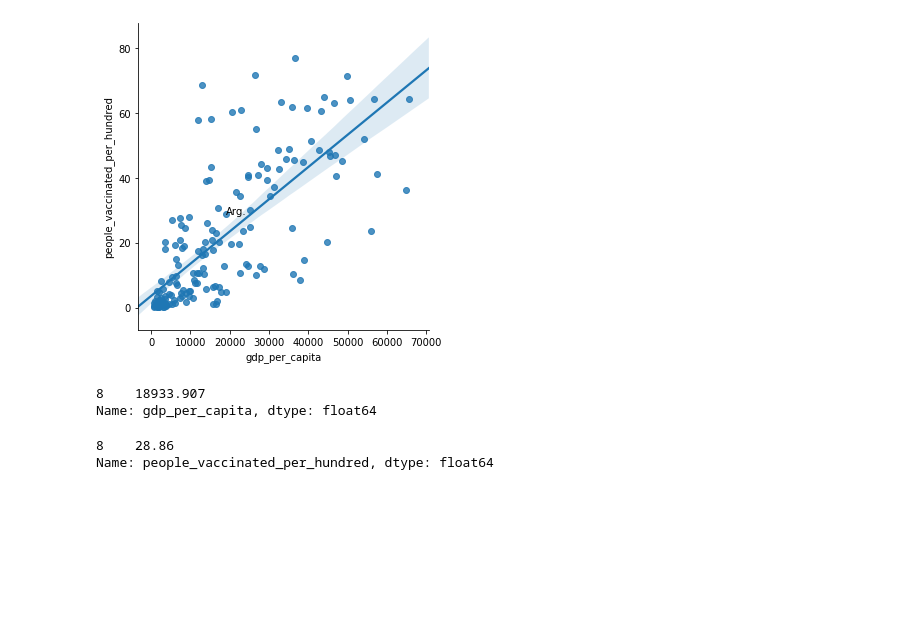
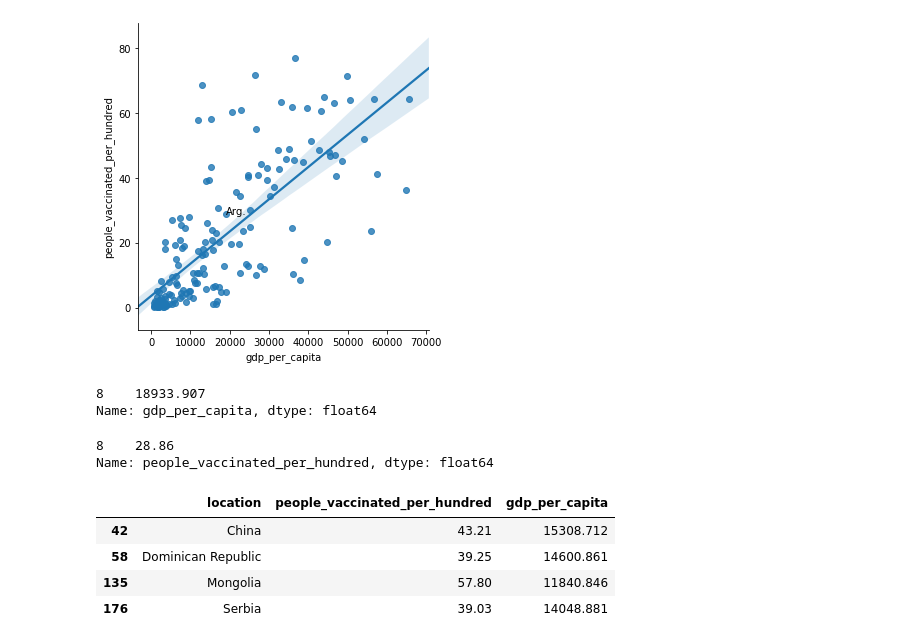
Before and after one commit to tinamigo/covid, a Jupyter notebook: covid_data.ipynb, the cells around one changed output. Cells and saved outputs as stored; diff of their text form; code cells hidden in the pictures; blank space fills up the shorter version.

Commit message:
agrego resumen de mejores que nosotros

```diff
--- a/covid_data.ipynb
+++ b/covid_data.ipynb
@@ -43,3 +44,15 @@ arg.people_vaccinated_per_hundred
 # %% [output]
 8    28.86
 Name: people_vaccinated_per_hundred, dtype: float64
+# %%
+mas_pobres = populosos[populosos.gdp_per_capita < 18933.907]
+mejores = mas_pobres[mas_pobres.people_vaccinated_per_hundred > 28.86]
+columns = ['location', 'people_vaccinated_per_hundred', 'gdp_per_capita']
+mejores = pd.DataFrame(mejores, columns=columns)
+mejores
+# %% [output]
+|  | location | people_vaccinated_per_hundred | gdp_per_capita |
+| 42 | China | 43.21 | 15308.712 |
+| 58 | Dominican Republic | 39.25 | 14600.861 |
+| 135 | Mongolia | 57.80 | 11840.846 |
+| 176 | Serbia | 39.03 | 14048.881 |
```
Also changed, not shown: parts of 1 cell of this notebook.
